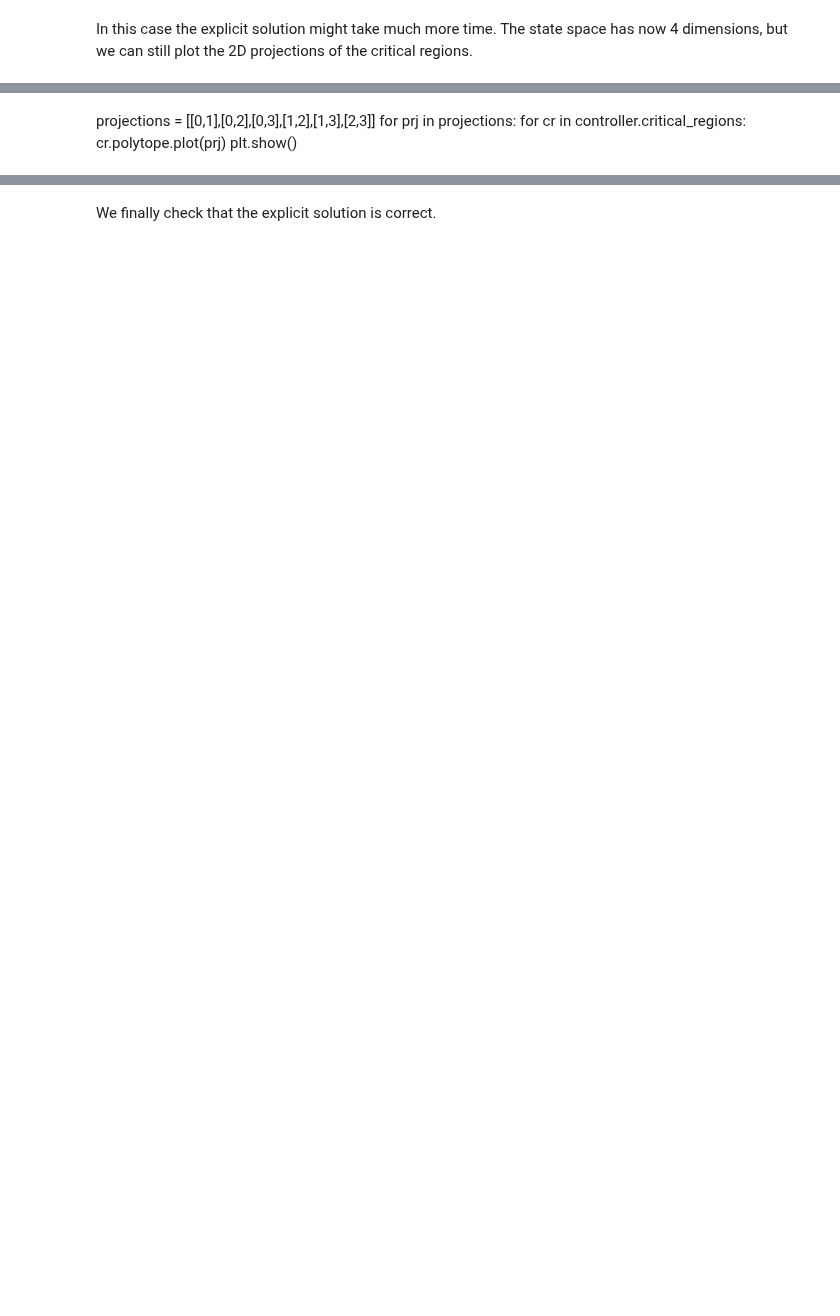
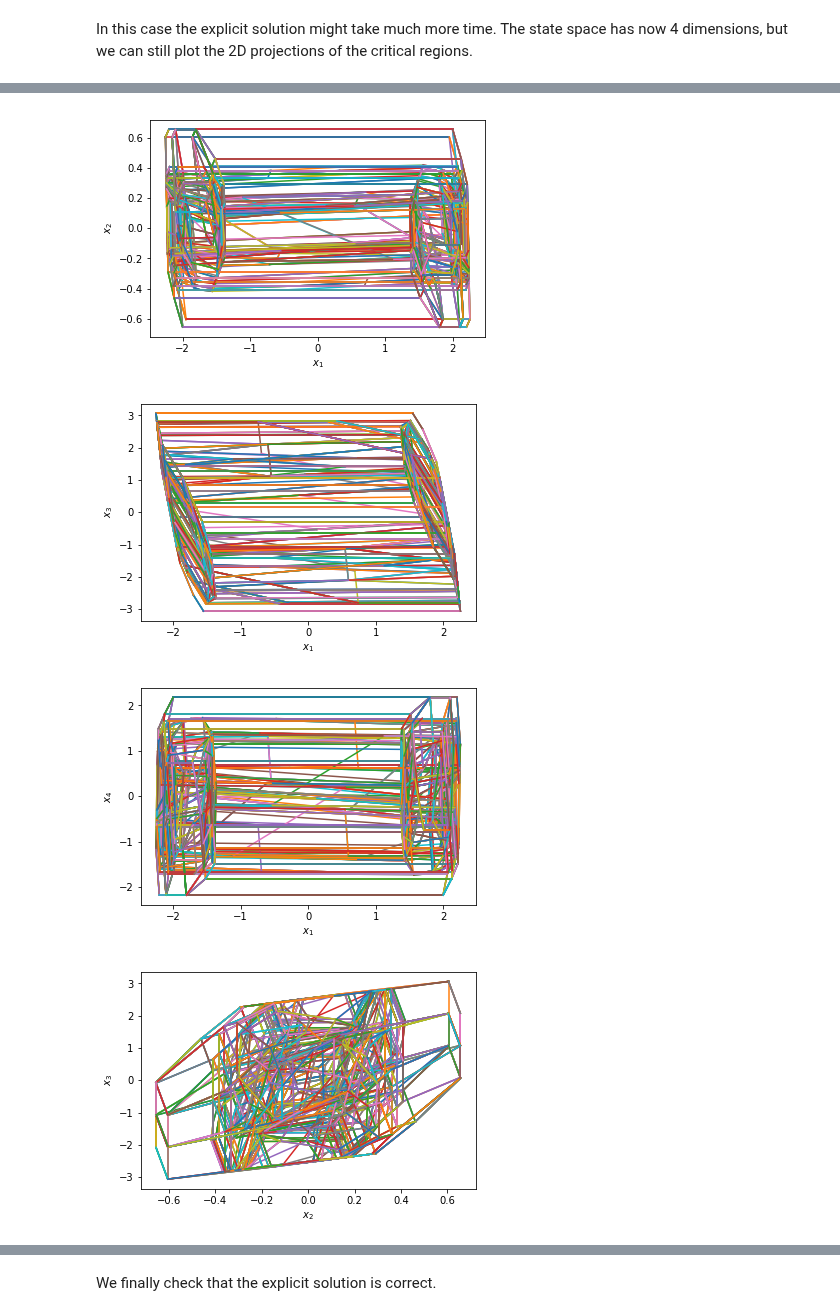
Before and after one commit to TobiaMarcucci/pympc, a Jupyter notebook: mpc_demo.ipynb, the cells around one changed output, grey strips where cells are left out. Cells and saved outputs as stored; diff of their text form; code cells hidden in the pictures; blank space fills up the shorter version.

```diff
--- a/mpc_demo.ipynb
+++ b/mpc_demo.ipynb
@@ -273,6 +274,11 @@ parameter space partitioned in 470 critical regions.
-# %% [markdown]
-projections = [[0,1],[0,2],[0,3],[1,2],[1,3],[2,3]]
-for prj in projections:
-    for cr in controller.critical_regions:
-        cr.polytope.plot(prj)
-    plt.show()
+# %%
+projections = [[0,1],[0,2],[0,3],[1,2],[1,3],[2,3]]
+for prj in projections:
+    for cr in controller.critical_regions:
+        cr.polytope.plot(prj)
+    plt.show()
+# %% [output]
+[figure, added]
+[figure, added]
+[figure, added]
+[figure, added]
```
Also changed, not shown: parts of 13 cells of this notebook, 6 other files.
